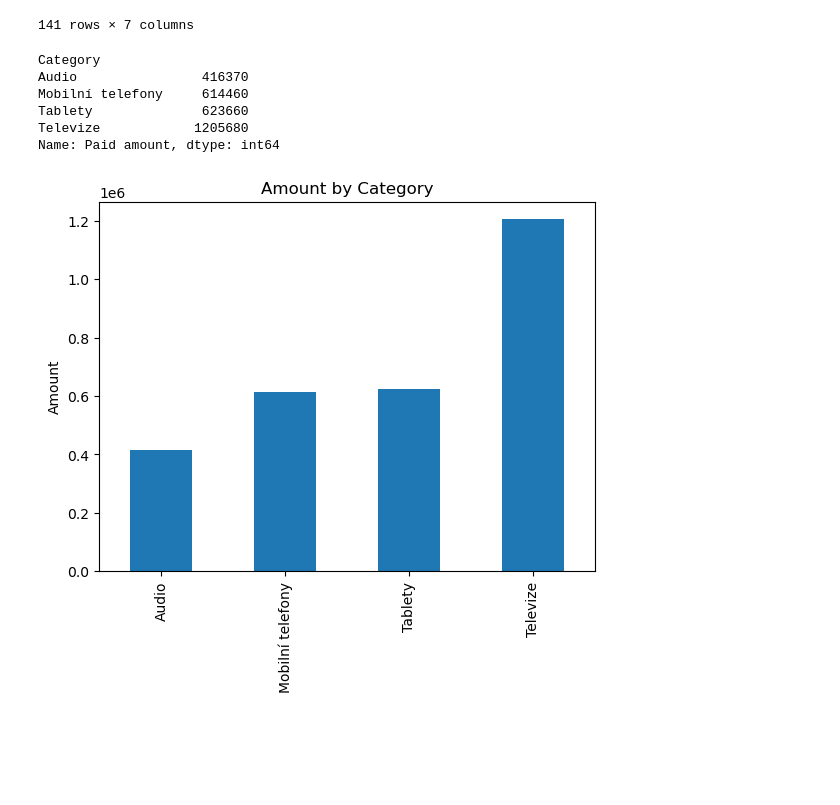
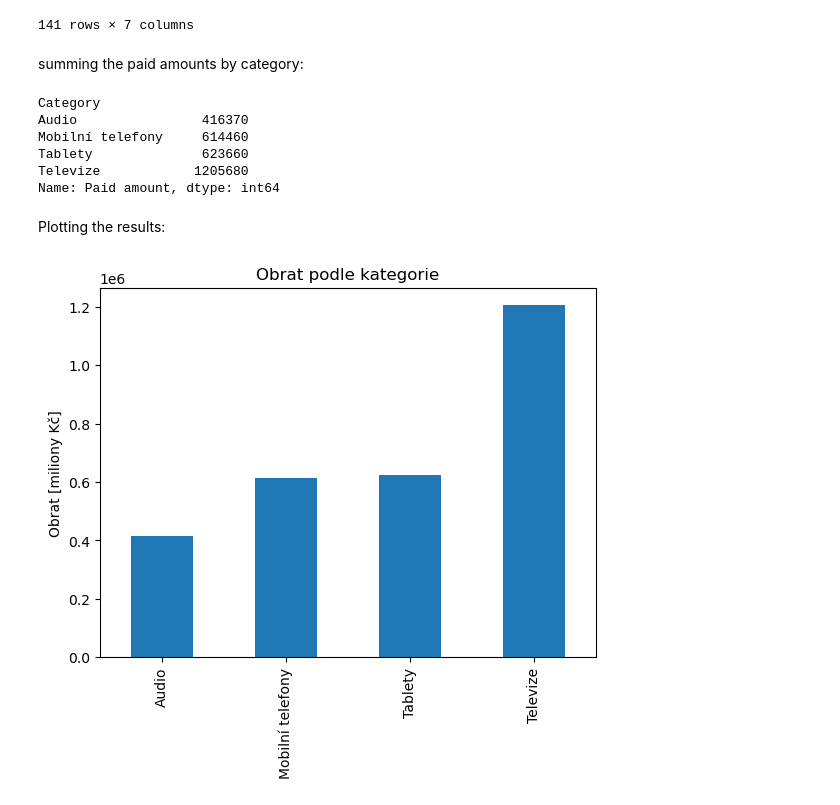
Before and after one commit to kejlajan/work_test, a Jupyter notebook: data_visualization_pipeline.ipynb, the cells around one changed output. Saved outputs shown, nothing was run; the diff lists cells and outputs as text; code cells hidden in the pictures; blank space fills up the shorter version.

```diff
--- a/data_visualization_pipeline.ipynb
+++ b/data_visualization_pipeline.ipynb
@@ -75,6 +61,8 @@ money_transactions_DF.sort_values(by="Date")
 | 59 | 78 | 2022-05-29 | Bose QuietComfort Earbuds | 2 | Audio | 7490 | 14980 |
 | 19 | 78 | 2022-05-29 | Apple iPhone 12 Pro | 1 | Mobilní telefony | 27990 | 27990 |
 141 rows × 7 columns
+# %% [markdown]
+summing the paid amounts by category:
 # %%
 total_made_by_category_DF = money_transactions_DF.groupby("Category")["Paid amount"].sum()
 total_made_by_category_DF
@@ -85,13 +73,15 @@ Mobilní telefony     614460
 Tablety              623660
 Televize            1205680
 Name: Paid amount, dtype: int64
+# %% [markdown]
+Plotting the results:
 # %%
 total_made_by_category_DF.plot.bar()
 
 plt.xlabel(None)
-plt.ylabel('Amount')
-plt.title('Amount by Category')
+plt.ylabel("Obrat [miliony Kč]")
+plt.title("Obrat podle kategorie")
 
 plt.show()
 # %% [output]
-[figure, old version]
+[figure, new version]
```
Also changed, not shown: parts of 28 cells of this notebook.
